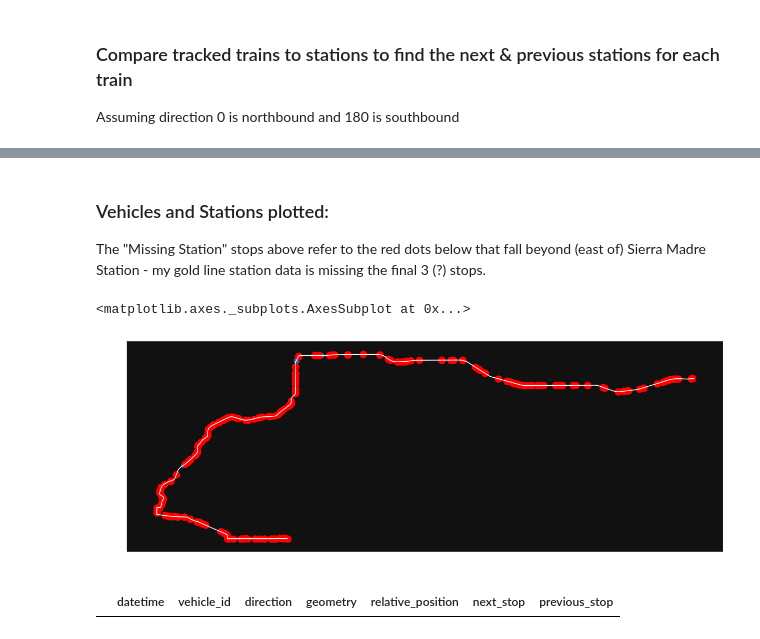
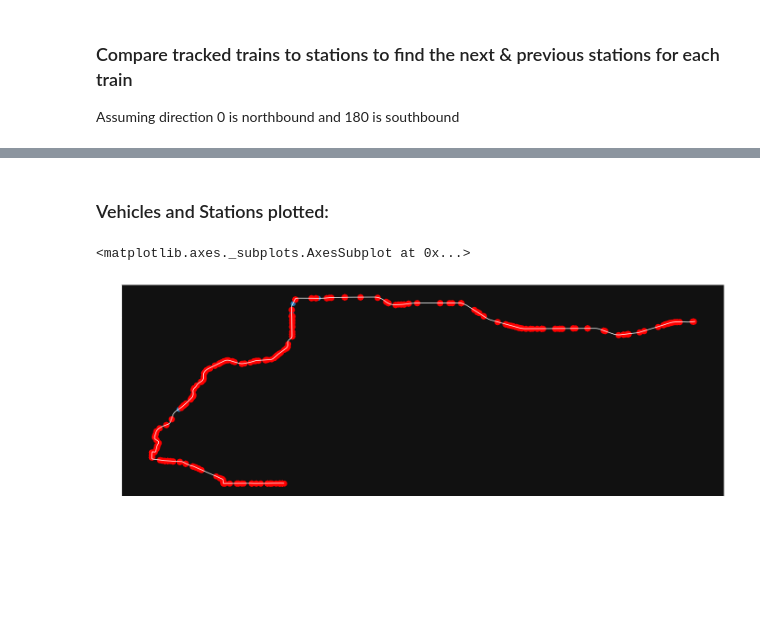
Before and after one commit to metro-ontime/analysis--deprecated, a Jupyter notebook: position_tracker.ipynb, the cells around one changed output, grey strips where cells are left out. Saved outputs shown, nothing was run; the diff lists cells and outputs as text; code cells hidden in the pictures; blank space fills up the shorter version.

Commit message:
more abstraction, add Visualizer function module

```diff
--- a/position_tracker.ipynb
+++ b/position_tracker.ipynb
@@ -73,33 +73,18 @@ analysis_window.head()
 | 2 | 2018-08-29 11:02:24 | 407 | 180 | POINT (-118.157655 34.115352) | 0.412080 | Fillmore Station | South Pasadena Station |
 | 3 | 2018-08-29 11:02:35 | 401 | 0 | POINT (-117.891003 34.136919) | 0.997866 | EOL | EOL |
 | 4 | 2018-08-29 11:02:35 | 452 | 0 | POINT (-118.073431 34.148369) | 0.634175 | Sierra Madre Villa Station | Arcadia Station |
-# %% [markdown]
-### Vehicles and Stations plotted:
-
-The "Missing Station" stops above refer to the red dots below that fall beyond (east of) Sierra Madre Station - my gold line station data is missing the final 3 (?) stops.
-# %%
-gold_line_plot = gpd.GeoSeries(gold_line)
-gold_line_plot = gold_line_plot.plot(figsize=(20, 20), color="white")
-gold_line_plot.set_facecolor("#111111")
-gold_line_plot.spines['bottom'].set_color("white")
-gold_line_plot.spines['left'].set_color("white")
-gold_line_plot.xaxis.label.set_color('white')
-gold_line_plot.tick_params(axis='x', colors='white')
-gold_line_plot.yaxis.label.set_color('white')
-gold_line_plot.tick_params(axis='y', colors='white')
-gold_line_plot.set_xlabel('Longitude')
-gold_line_plot.set_ylabel('Latitude')
-
-
-gold_line_stations.plot(ax=gold_line_plot, markersize=100)
-analysis_window.plot(ax=gold_line_plot, markersize=150, color="#ff0000")
-# %% [output]
-<matplotlib.axes._subplots.AxesSubplot at 0x...>
-[figure, removed]
-# %%
-analysis_window.loc[analysis_window['geometry'].y < 34]
-# %% [output]
-|  | datetime | vehicle_id | direction | geometry | relative_position | next_stop | previous_stop |
+# %% [markdown]
+### Vehicles and Stations plotted:
+# %%
+from App.classes.Visualizer import makeLineMap
+
+gold_line_plot = makeLineMap(gold_line)
+
+gold_line_stations.plot(ax=gold_line_plot, markersize=100)
+analysis_window.plot(ax=gold_line_plot, markersize=150, color="#ff0000")
+# %% [output]
+<matplotlib.axes._subplots.AxesSubplot at 0x...>
+[figure, added]
 # %%
 northbound = analysis_window.loc[analysis_window['direction'] == 0.].groupby('vehicle_id')
 southbound = analysis_window.loc[analysis_window['direction'] == 180.].groupby('vehicle_id')
```
Also changed, not shown: parts of 8 cells of this notebook, 1 other file.
